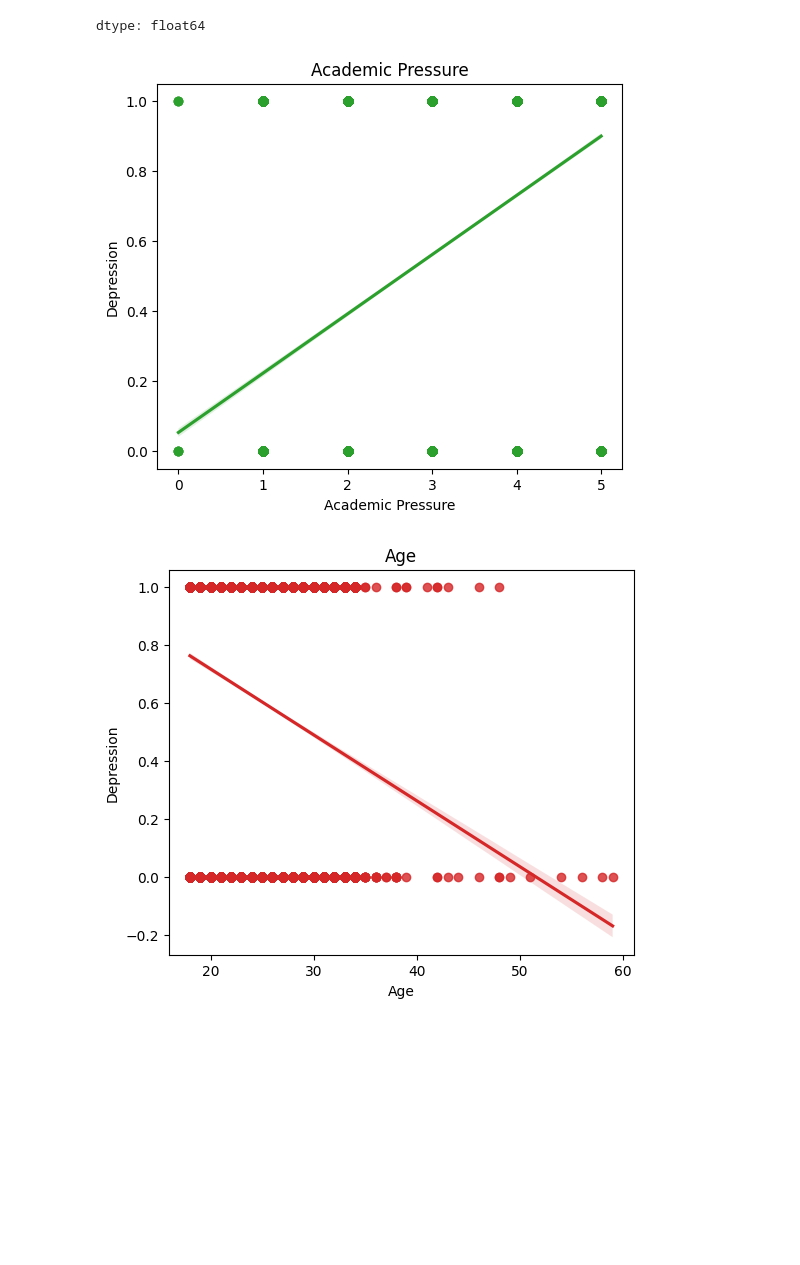
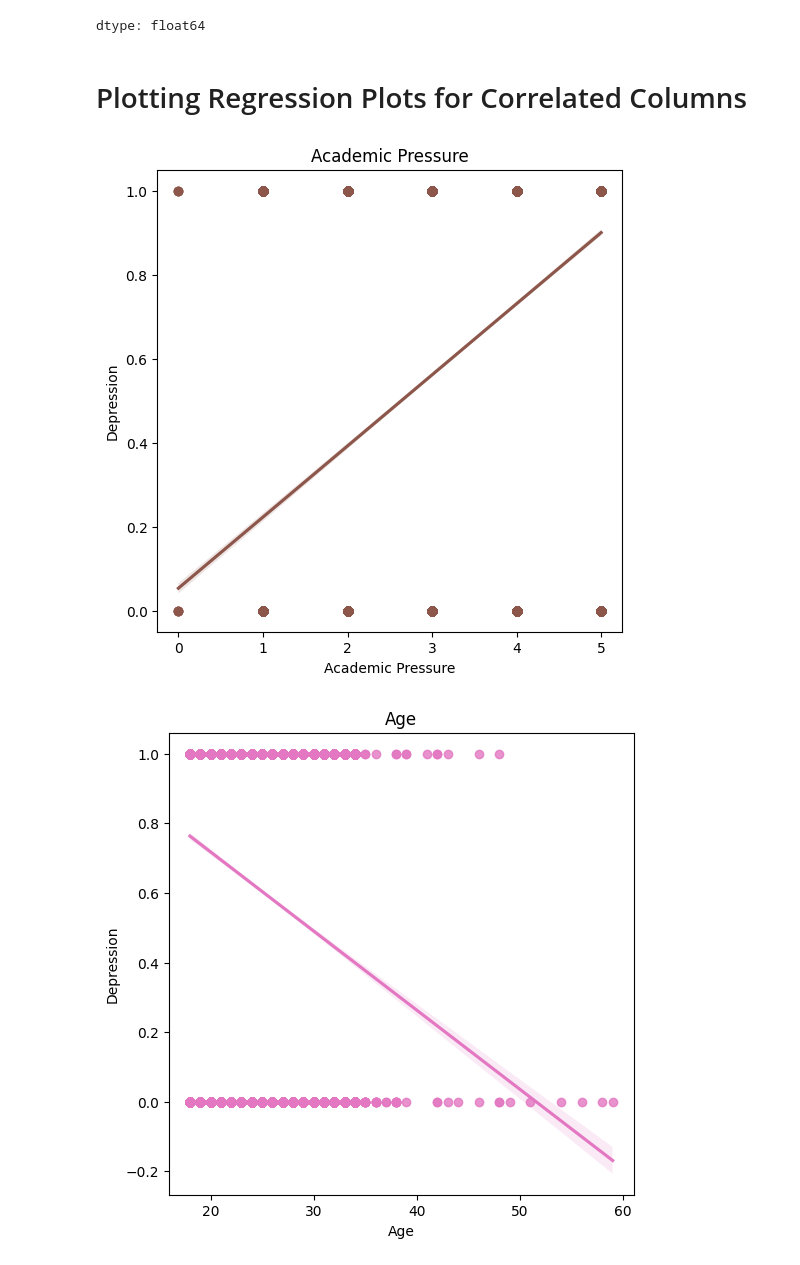
Before and after one commit to mohith789p/Machine-Learning, a Jupyter notebook: EDA.ipynb, the cells around one changed output. Saved outputs shown, nothing was run; the diff lists cells and outputs as text; code cells hidden in the pictures; blank space fills up the shorter version.

```diff
--- a/EDA.ipynb
+++ b/EDA.ipynb
@@ -99,8 +115,8 @@ for col in numerical_data.columns:
 import random
 cols = ['Gender','City','Degree','Have you ever had suicidal thoughts ?','Family History of Mental Illness']
 for col in cols:
-    plt.figure(figsize=(18,8))
-    sns.countplot(x=data[col],color=random.choice(sns.color_palette()))
+    plt.figure(figsize=(10,10))
+    sns.countplot(y=data[col],color=random.choice(sns.color_palette()))
     plt.title(col)
     plt.show()
 # %% [output]
@@ -126,12 +144,14 @@ correlation
 | Study Satisfaction | -0.167971 |
 | Age | -0.226422 |
 dtype: float64
+# %% [markdown]
+# Plotting Regression Plots for Correlated Columns
 # %%
 for col in correlation_columns:
-    plt.figure(figsize=(6,5))
+    plt.figure(figsize=(6,6))
     sns.regplot(data=data,x=col,y='Depression', color=random.choice(sns.color_palette()))
     plt.title(col)
     plt.show()
 # %% [output]
-[figure, old version]
+[figure, new version]
-[figure, old version]
+[figure, new version]
```
Also changed, not shown: parts of 13 cells of this notebook.
